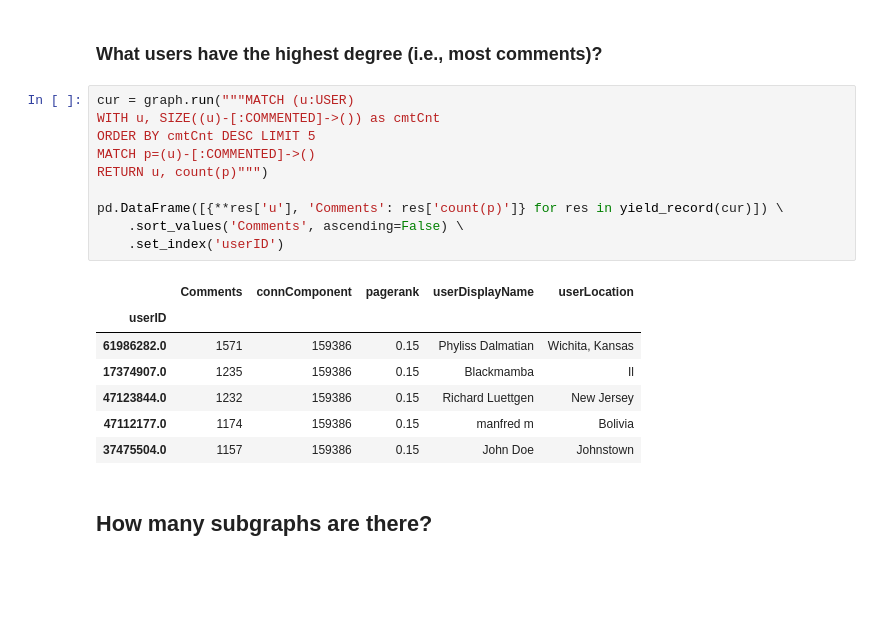
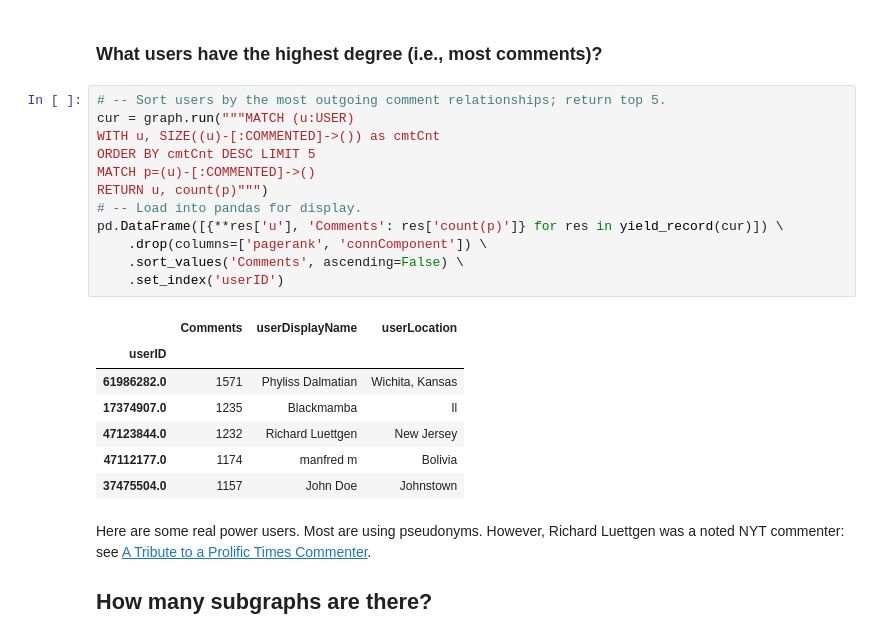
Before and after one commit to jvani/nyt-comments, a Jupyter notebook: notebooks/exploratory.ipynb, the cells around one changed output. Saved outputs shown, nothing was run; the diff lists cells and outputs as text; blank space fills up the shorter version.

```diff
--- a/notebooks/exploratory.ipynb
+++ b/notebooks/exploratory.ipynb
@@ -68,23 +73,26 @@ pd.DataFrame([{**res['a'], 'Comments': res['count(p)']} for res in yield_record(
 # %% [markdown]
 ### What users have the highest degree (i.e., most comments)?
 # %%
+# -- Sort users by the most outgoing comment relationships; return top 5.
 cur = graph.run("""MATCH (u:USER)
 WITH u, SIZE((u)-[:COMMENTED]->()) as cmtCnt
 ORDER BY cmtCnt DESC LIMIT 5
 MATCH p=(u)-[:COMMENTED]->()
 RETURN u, count(p)""")
-
+# -- Load into pandas for display.
 pd.DataFrame([{**res['u'], 'Comments': res['count(p)']} for res in yield_record(cur)]) \
+    .drop(columns=['pagerank', 'connComponent']) \
     .sort_values('Comments', ascending=False) \
     .set_index('userID')
 # %% [output]
-|  | Comments | connComponent | pagerank | userDisplayName | userLocation |
-| userID |  |  |  |  |  |
-| 61986282.0 | 1571 | 159386 | 0.15 | Phyliss Dalmatian | Wichita, Kansas |
-| 17374907.0 | 1235 | 159386 | 0.15 | Blackmamba | Il |
-| 47123844.0 | 1232 | 159386 | 0.15 | Richard Luettgen | New Jersey |
-| 47112177.0 | 1174 | 159386 | 0.15 | manfred m | Bolivia |
-| 37475504.0 | 1157 | 159386 | 0.15 | John Doe | Johnstown |
+|  | Comments | userDisplayName | userLocation |
+| userID |  |  |  |
+| 61986282.0 | 1571 | Phyliss Dalmatian | Wichita, Kansas |
+| 17374907.0 | 1235 | Blackmamba | Il |
+| 47123844.0 | 1232 | Richard Luettgen | New Jersey |
+| 47112177.0 | 1174 | manfred m | Bolivia |
+| 37475504.0 | 1157 | John Doe | Johnstown |
-# %% [markdown]
-## How many subgraphs are there?
+# %% [markdown]
+Here are some real power users. Most are using pseudonyms. However, Richard Luettgen was a noted NYT commenter: see [A Tribute to a Prolific Times Commenter](https://www.nytimes.com/2018/12/21/reader-center/a-tribute-to-a-prolific-times-commenter.html).
+## How many subgraphs are there?
 # %%
```
Also changed, not shown: parts of 23 cells of this notebook, 1 other file.
